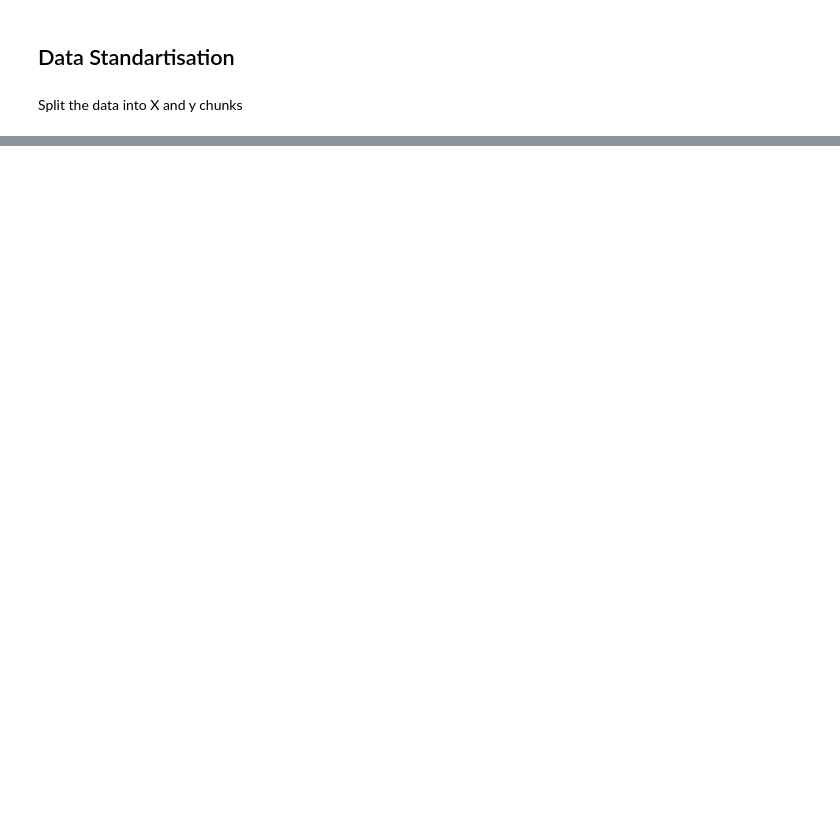
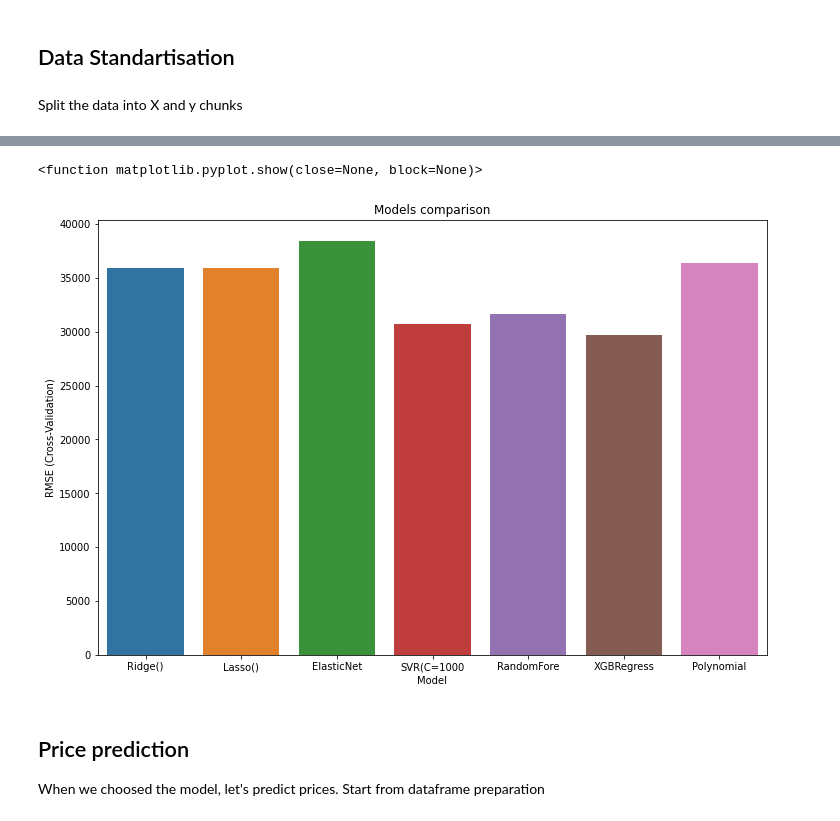
Before and after one commit to myredex/kaggle_house_price_prediction, a Jupyter notebook: kaggle-house-prices-basics.ipynb, the cells around one changed output, grey strips where cells are left out. Drawn from its saved outputs; the diff is of its cells as text; code cells hidden in the pictures; blank space fills up the shorter version.

Commit message:
Kaggle Notebook | kaggle_house_prices_basics | Version 5

```diff
--- a/kaggle-house-prices-basics.ipynb
+++ b/kaggle-house-prices-basics.ipynb
@@ -838,0 +823,8 @@ y = train_df_d["SalePrice"]
+# %%
+important_num_cols.remove("SalePrice")
+# %%
+from sklearn.preprocessing import StandardScaler
+
+scaler = StandardScaler()
+
+X[important_num_cols] = scaler.fit_transform(X[important_num_cols])
@@ -838,0 +843,3 @@ y = train_df_d["SalePrice"]
+# %%
+from sklearn.model_selection import train_test_split, cross_val_score
+X_train, X_test, y_train, y_test = train_test_split(X, y, test_size=0.2, random_state=42)
@@ -838,0 +907,25 @@ y = train_df_d["SalePrice"]
+# %%
+# Import requred libraries
+from sklearn.linear_model import LinearRegression
+from sklearn.linear_model import Ridge
+from sklearn.linear_model import Lasso
+from sklearn.linear_model import ElasticNet
+from sklearn.ensemble import RandomForestRegressor
+from sklearn.svm import SVR
+from xgboost import XGBRegressor
+from sklearn.preprocessing import PolynomialFeatures
+
+from sklearn.metrics import r2_score, mean_absolute_error
+from sklearn.metrics import mean_squared_error
+
+# Create List for tests
+models_list = [Ridge(),
+               Lasso(),
+               ElasticNet(),
+               SVR(C=100000),
+               RandomForestRegressor(n_estimators=100),
+               XGBRegressor(n_estimators=1000, learning_rate=0.01),
+               PolynomialFeatures(degree=2)
+               ]
+
+results = run_ml_and_get_performance_results(models_list)
@@ -838,0 +961,11 @@ y = train_df_d["SalePrice"]
+# %%
+plt.figure(figsize=(12,8))
+sns.barplot(x=results["Model"], y=results["RMSE (Cross-Validation)"])
+plt.title("Models comparison")
+plt.show
+# %% [output]
+<function matplotlib.pyplot.show(close=None, block=None)>
+[figure, added]
+# %% [markdown]
+## Price prediction
+When we choosed the model, let's predict prices. Start from dataframe preparation
```
Also changed, not shown: parts of 23 cells of this notebook.
